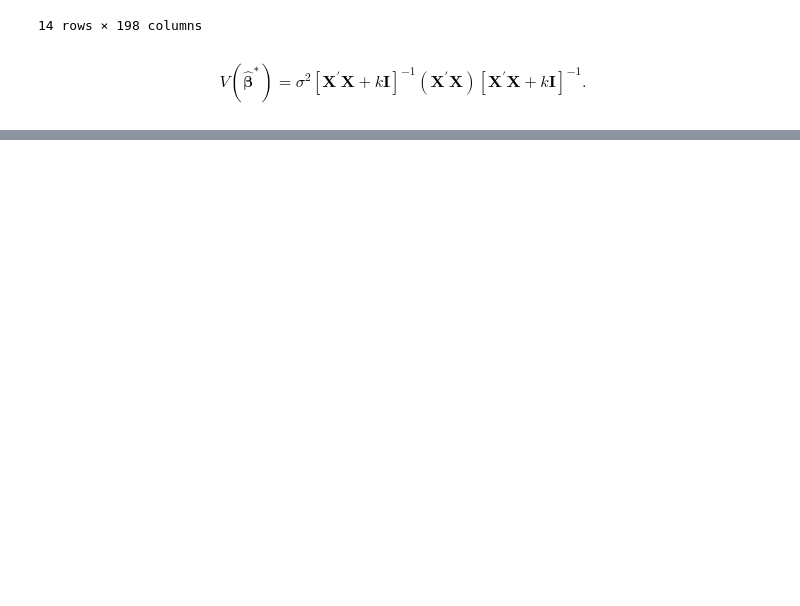
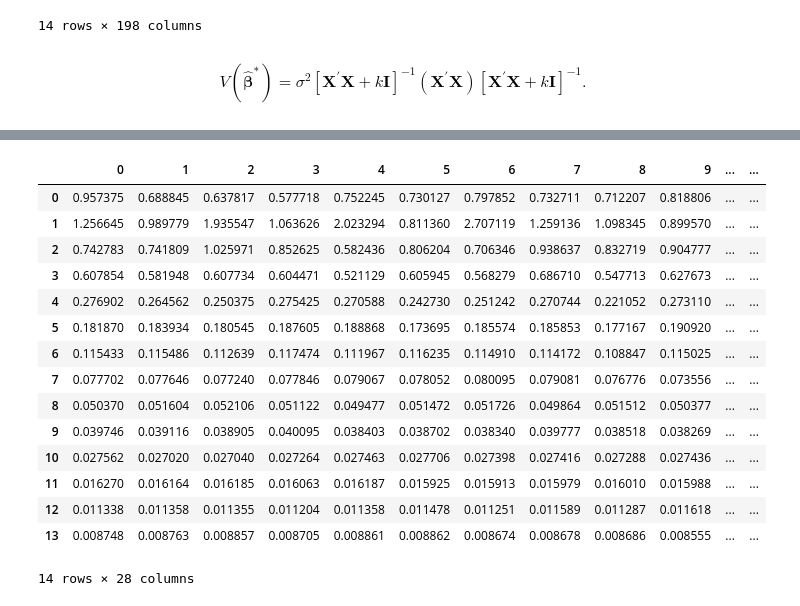
Before and after one commit to s6emschw/RM-project, a Jupyter notebook: data_sim_function.ipynb, the cells around one changed output, grey strips where cells are left out. Saved outputs shown, nothing was run; the diff lists cells and outputs as text; code cells hidden in the pictures; blank space fills up the shorter version.

```diff
--- a/data_sim_function.ipynb
+++ b/data_sim_function.ipynb
@@ -443,0 +326,19 @@ Length: 198, dtype: float64
+# %%
+df_ridge_var
+# %% [output]
+|  | 0 | 1 | 2 | 3 | 4 | 5 | 6 | 7 | 8 | 9 | ... | ... |
+| 0 | 0.957375 | 0.688845 | 0.637817 | 0.577718 | 0.752245 | 0.730127 | 0.797852 | 0.732711 | 0.712207 | 0.818806 | ... | ... |
+| 1 | 1.256645 | 0.989779 | 1.935547 | 1.063626 | 2.023294 | 0.811360 | 2.707119 | 1.259136 | 1.098345 | 0.899570 | ... | ... |
+| 2 | 0.742783 | 0.741809 | 1.025971 | 0.852625 | 0.582436 | 0.806204 | 0.706346 | 0.938637 | 0.832719 | 0.904777 | ... | ... |
+| 3 | 0.607854 | 0.581948 | 0.607734 | 0.604471 | 0.521129 | 0.605945 | 0.568279 | 0.686710 | 0.547713 | 0.627673 | ... | ... |
+| 4 | 0.276902 | 0.264562 | 0.250375 | 0.275425 | 0.270588 | 0.242730 | 0.251242 | 0.270744 | 0.221052 | 0.273110 | ... | ... |
+| 5 | 0.181870 | 0.183934 | 0.180545 | 0.187605 | 0.188868 | 0.173695 | 0.185574 | 0.185853 | 0.177167 | 0.190920 | ... | ... |
+| 6 | 0.115433 | 0.115486 | 0.112639 | 0.117474 | 0.111967 | 0.116235 | 0.114910 | 0.114172 | 0.108847 | 0.115025 | ... | ... |
+| 7 | 0.077702 | 0.077646 | 0.077240 | 0.077846 | 0.079067 | 0.078052 | 0.080095 | 0.079081 | 0.076776 | 0.073556 | ... | ... |
+| 8 | 0.050370 | 0.051604 | 0.052106 | 0.051122 | 0.049477 | 0.051472 | 0.051726 | 0.049864 | 0.051512 | 0.050377 | ... | ... |
+| 9 | 0.039746 | 0.039116 | 0.038905 | 0.040095 | 0.038403 | 0.038702 | 0.038340 | 0.039777 | 0.038518 | 0.038269 | ... | ... |
+| 10 | 0.027562 | 0.027020 | 0.027040 | 0.027264 | 0.027463 | 0.027706 | 0.027398 | 0.027416 | 0.027288 | 0.027436 | ... | ... |
+| 11 | 0.016270 | 0.016164 | 0.016185 | 0.016063 | 0.016187 | 0.015925 | 0.015913 | 0.015979 | 0.016010 | 0.015988 | ... | ... |
+| 12 | 0.011338 | 0.011358 | 0.011355 | 0.011204 | 0.011358 | 0.011478 | 0.011251 | 0.011589 | 0.011287 | 0.011618 | ... | ... |
+| 13 | 0.008748 | 0.008763 | 0.008857 | 0.008705 | 0.008861 | 0.008862 | 0.008674 | 0.008678 | 0.008686 | 0.008555 | ... | ... |
+14 rows × 28 columns
```
Also changed, not shown: parts of 12 cells of this notebook.
